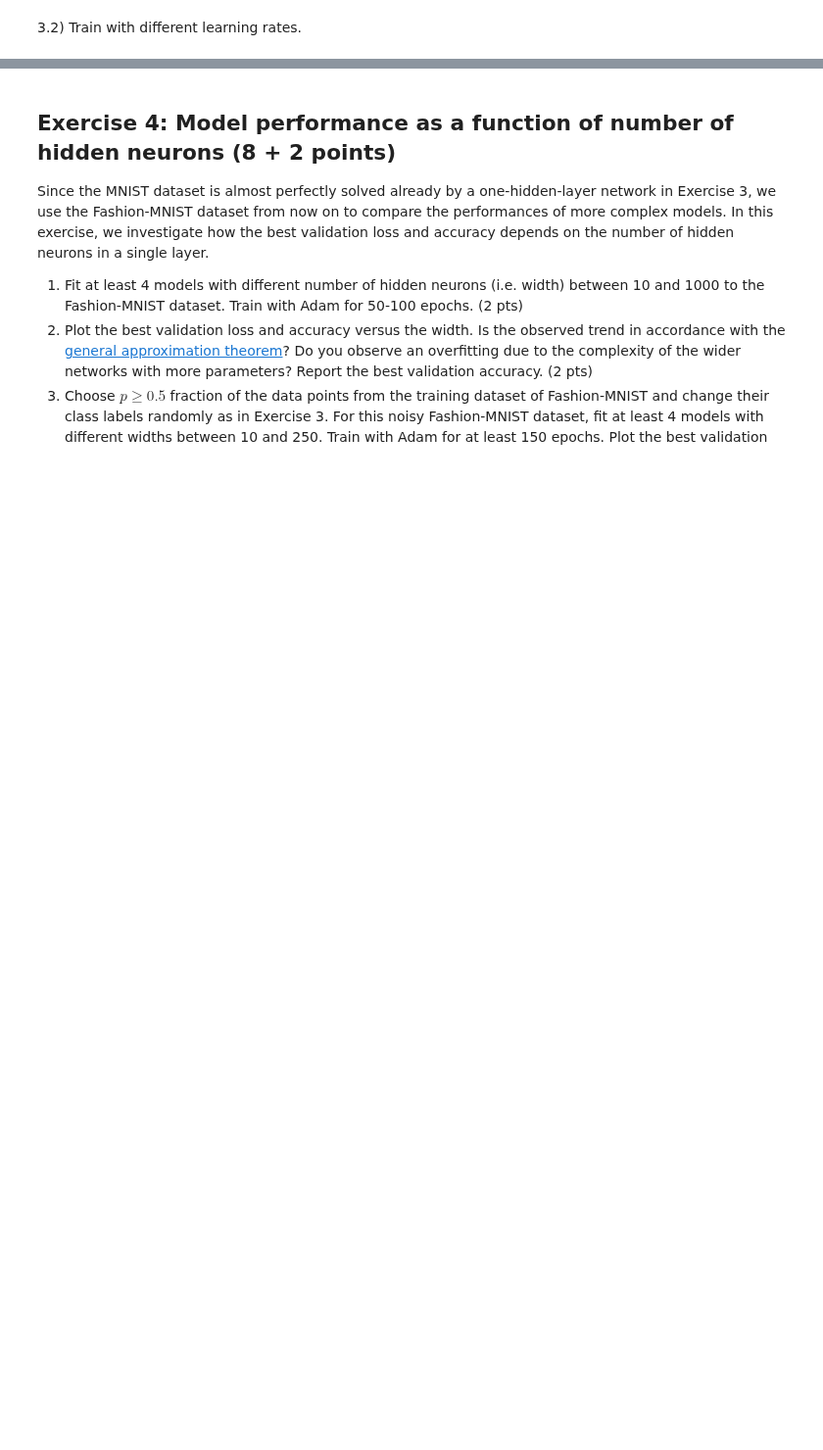
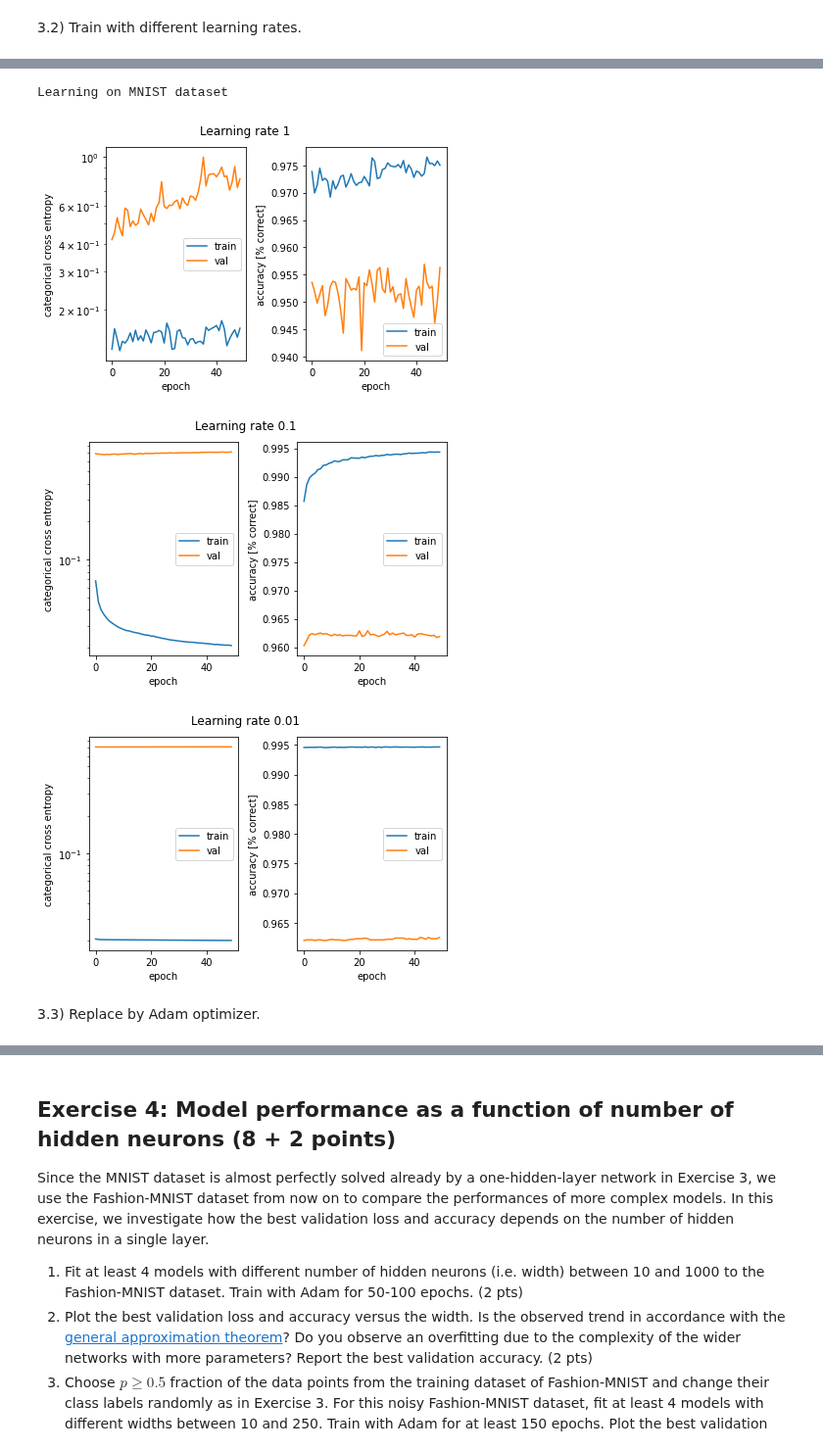
Before and after one commit to jan-kreischer/EPFL_ANN, a Jupyter notebook: miniproject2_Adrien.ipynb, the cells around one changed output, grey strips where cells are left out. Shown at 98% size. Cells and saved outputs as stored; diff of their text form; code cells hidden in the pictures; blank space fills up the shorter version.

```diff
--- a/miniproject2_Adrien.ipynb
+++ b/miniproject2_Adrien.ipynb
@@ -429,16 +428,14 @@ _________________________________________________________________
 # %% [markdown]
 3.2) Train with different learning rates.
 # %%
+learning_rates = [10**(-e) for e in range(0,4)]
 histories = []
-for lr in [10**(-e) for e in range(0,4)]:
+
+for lr in learning_rates:
     print("Optimizing model with SGD (lr: {0})".format(lr))
-
-    mc = ModelCheckpoint('exercise-03_sgd_lr-{0}.keras'.format(str(lr).replace('.',',')), monitor='val_loss', mode='min', save_best_only=True, verbose=1)
-
+    model.reset_states()
     model.compile(optimizer=SGD(lr=lr), loss='categorical_crossentropy', metrics=["accuracy"])
-    history = model.fit(x_mnist_train, y_mnist_train_one_hot, validation_data=(x_mnist_test, y_mnist_test_one_hot), epochs=50, verbose=0, callbacks=[mc])
+    history = model.fit(x_mnist_train, y_mnist_train_one_hot, validation_data=(x_mnist_test, y_mnist_test_one_hot), epochs=50, verbose=0)
     histories.append(history)
-    plot_history(history, "Learning depending on learning rate with MNIST".format(lr));
-    model.reset_states()
 # %% [output]
 Optimizing model with SGD (lr: 1)
@@ -464,0 +445,13 @@ Epoch 00050: val_loss did not improve from 0.97196
+# %%
+print("Learning on MNIST dataset")
+for i in range(len(histories)):
+  history = histories[i]
+  lr = learning_rates[i]
+  plot_history(history, "Learning rate {0}".format(lr));
+# %% [output]
+Learning on MNIST dataset
+[figure, added]
+[figure, added]
+[figure, added]
+# %% [markdown]
+3.3) Replace by Adam optimizer.
```
Also changed, not shown: parts of 16 cells of this notebook.
